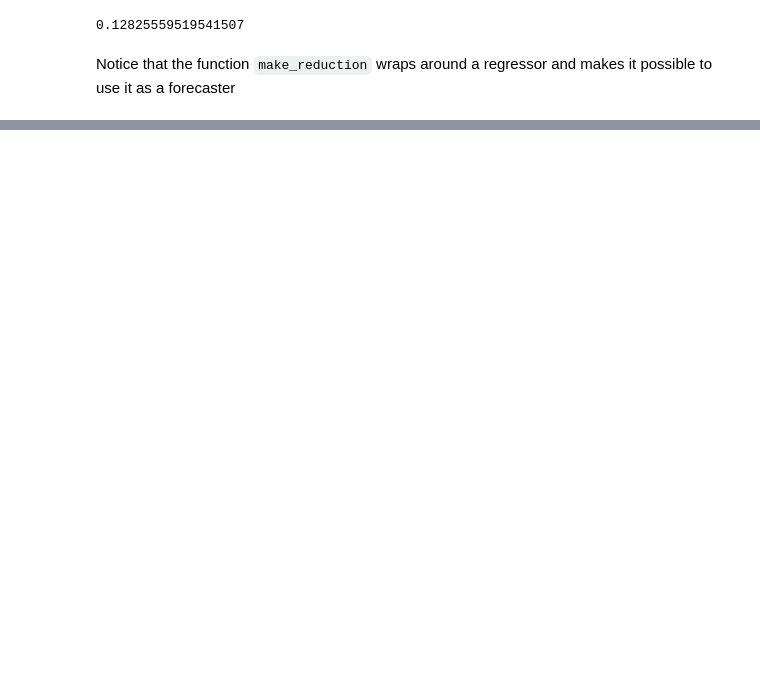
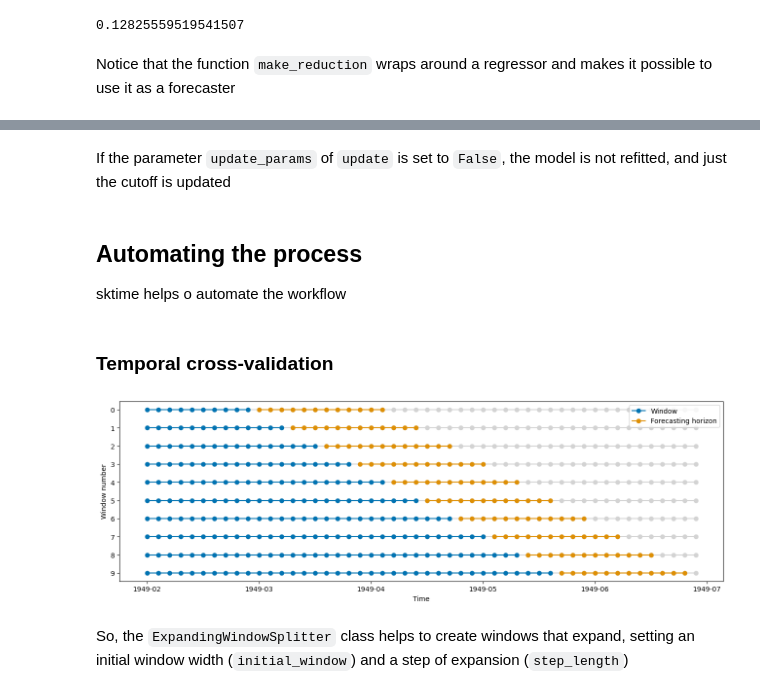
Before and after one commit to Edoch94/sktime-notes, a Jupyter notebook: 2_forecasting.ipynb, the cells around one changed output, grey strips where cells are left out. Drawn from its saved outputs; the diff is of its cells as text; code cells hidden in the pictures; blank space fills up the shorter version.

```diff
--- a/2_forecasting.ipynb
+++ b/2_forecasting.ipynb
@@ -223,0 +356,14 @@ Notice that the function `make_reduction` wraps around a regressor and makes it
+# %% [markdown]
+If the parameter `update_params` of `update` is set to `False`, the model is not refitted, and just the cutoff is updated
+# %% [markdown]
+## Automating the process
+sktime helps o automate the workflow
+# %%
+from sktime.forecasting.model_evaluation import evaluate
+from sktime.datasets import load_airline
+from sktime.forecasting.model_selection import temporal_train_test_split
+# from sktime.utils.plotting import plot_windows
+
+y = load_airline()
+fh = ForecastingHorizon(np.arange(12) + 1)
+y_train, y_test = temporal_train_test_split(y, fh=fh)
@@ -223,0 +446,11 @@ Notice that the function `make_reduction` wraps around a regressor and makes it
+# %% [markdown]
+### Temporal cross-validation
+# %%
+from sktime.forecasting.model_selection import ExpandingWindowSplitter
+
+cv = ExpandingWindowSplitter(step_length=3, fh=fh, initial_window=10)
+plot_windows(cv, y.iloc[:50])
+# %% [output]
+[figure, added]
+# %% [markdown]
+So, the `ExpandingWindowSplitter` class helps to create windows that expand, setting an initial window width (`initial_window`) and a step of expansion (`step_length`)
```
Also changed, not shown: parts of 32 cells of this notebook.
